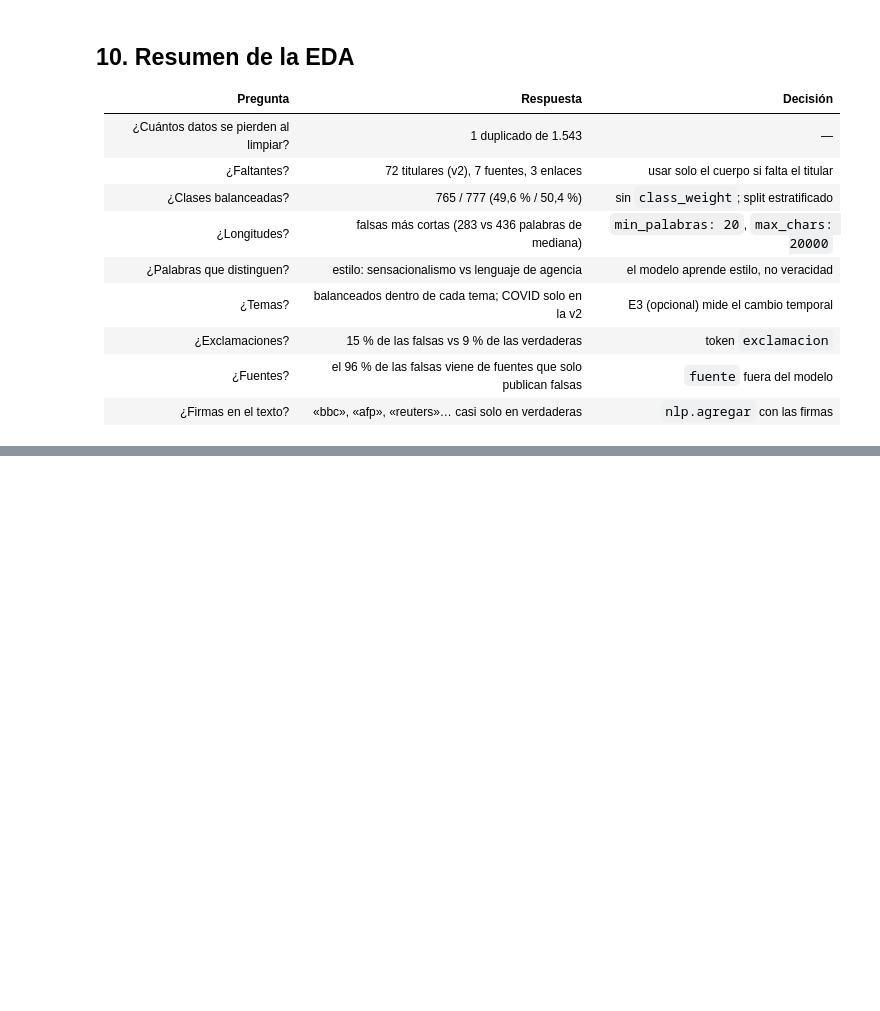
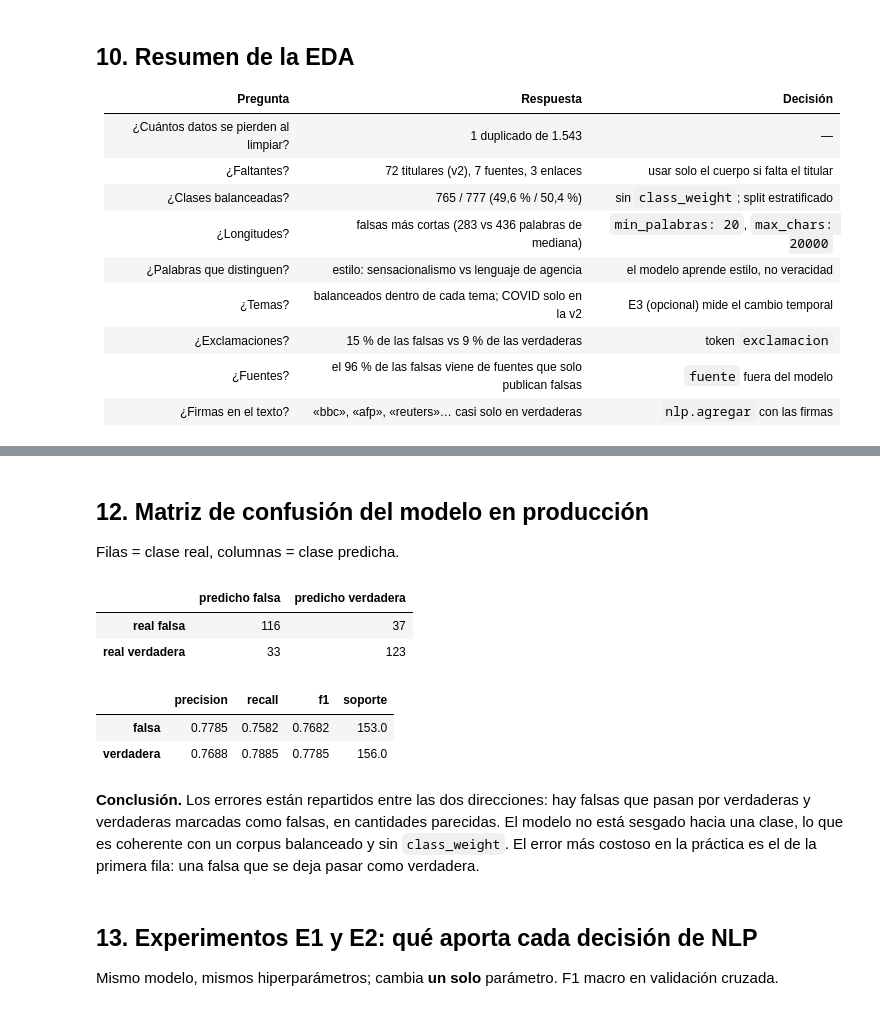
Before and after one commit to jairovargasfigueroa/analisis-sentimiento-resenas, a Jupyter notebook: notebooks/01_eda.ipynb, the cells around one changed output, grey strips where cells are left out. Cells and saved outputs as stored; diff of their text form; code cells hidden in the pictures; blank space fills up the shorter version.

```diff
--- a/notebooks/01_eda.ipynb
+++ b/notebooks/01_eda.ipynb
@@ -447,0 +503,23 @@ Es una línea en `params.yaml`; con eso la spec 10 queda cubierta y los experime
+# %% [markdown]
+## 12. Matriz de confusión del modelo en producción
+
+Filas = clase real, columnas = clase predicha.
+# %%
+prod = metricas["modelos"][metricas["modelo_produccion"]]
+matriz = pd.DataFrame(prod["matriz_confusion"], index=[f"real {e}" for e in prod["etiquetas"]],
+                      columns=[f"predicho {e}" for e in prod["etiquetas"]])
+display(matriz)
+pd.DataFrame(prod["por_clase"]).T
+# %% [output]
+|  | predicho falsa | predicho verdadera |
+| real falsa | 116 | 37 |
+| real verdadera | 33 | 123 |
+|  | precision | recall | f1 | soporte |
+| falsa | 0.7785 | 0.7582 | 0.7682 | 153.0 |
+| verdadera | 0.7688 | 0.7885 | 0.7785 | 156.0 |
+# %% [markdown]
+**Conclusión.** Los errores están repartidos entre las dos direcciones: hay falsas que pasan por verdaderas y verdaderas marcadas como falsas, en cantidades parecidas. El modelo no está sesgado hacia una clase, lo que es coherente con un corpus balanceado y sin `class_weight`. El error más costoso en la práctica es el de la primera fila: una falsa que se deja pasar como verdadera.
+# %% [markdown]
+## 13. Experimentos E1 y E2: qué aporta cada decisión de NLP
+
+Mismo modelo, mismos hiperparámetros; cambia **un solo** parámetro. F1 macro en validación cruzada.
```
Also changed, not shown: parts of 17 cells of this notebook.
